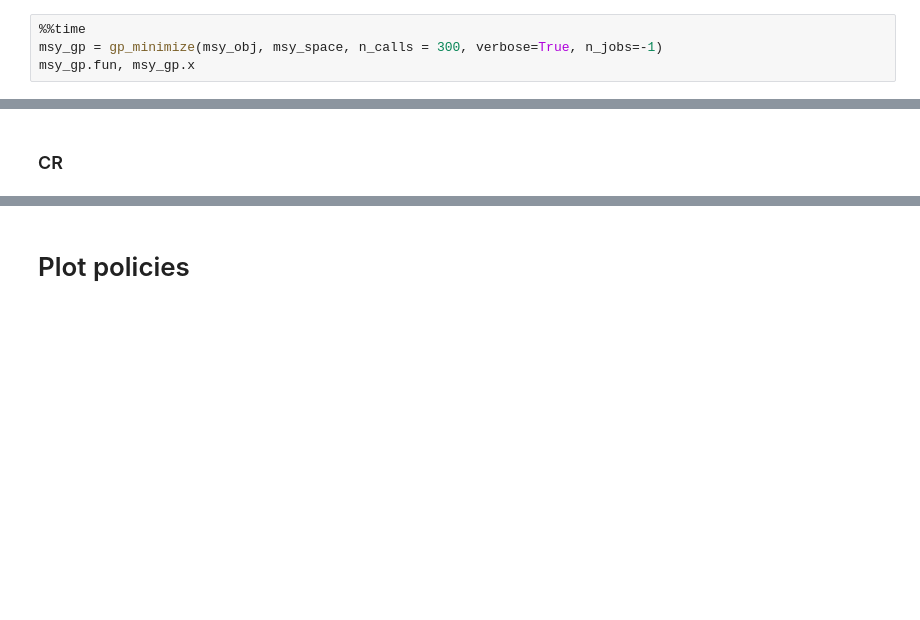
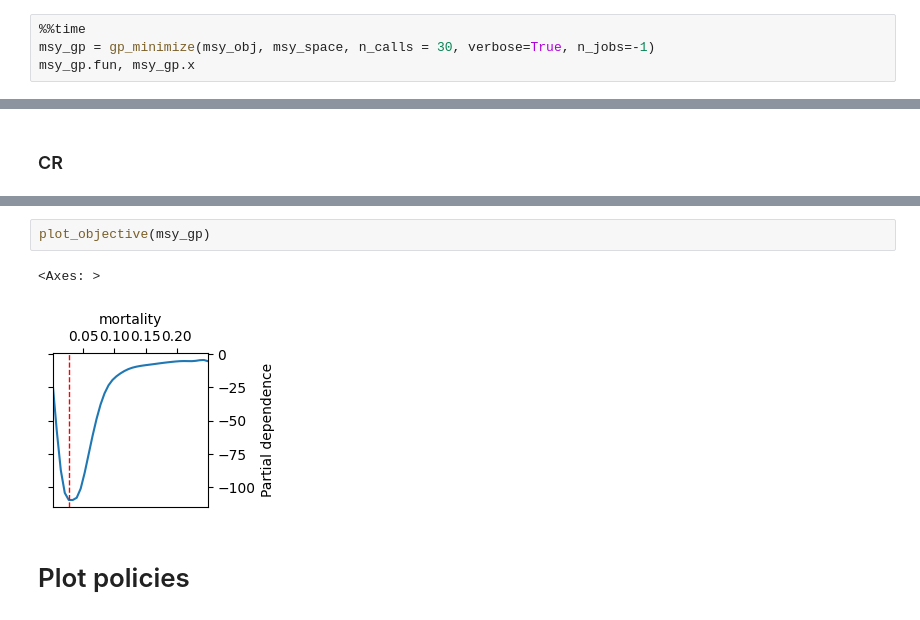
Before and after one commit to petebachant/rl4fisheries, a Jupyter notebook: notebooks/optimal-fixed-policy.ipynb, the cells around one changed output, grey strips where cells are left out. Cells and saved outputs as stored; diff of their text form; blank space fills up the shorter version.

```diff
--- a/notebooks/optimal-fixed-policy.ipynb
+++ b/notebooks/optimal-fixed-policy.ipynb
@@ -133,7 +135,7 @@ def cr_obj(**x):
 ### MSY
 # %%
 %%time
-msy_gp = gp_minimize(msy_obj, msy_space, n_calls = 300, verbose=True, n_jobs=-1)
+msy_gp = gp_minimize(msy_obj, msy_space, n_calls = 30, verbose=True, n_jobs=-1)
 msy_gp.fun, msy_gp.x
 # %% [output]
 Iteration No: 1 started. Evaluating function at random point.
@@ -367,4 +369,9 @@ Iteration No: 6 started. Evaluating function at random point.
 ... (50 outputs left out)
+# %%
+plot_objective(msy_gp)
+# %% [output]
+<Axes: >
+[figure, added]
 # %% [markdown]
 # Plot policies
 # %%
```
Also changed, not shown: parts of 8 cells of this notebook, 6 other files.
